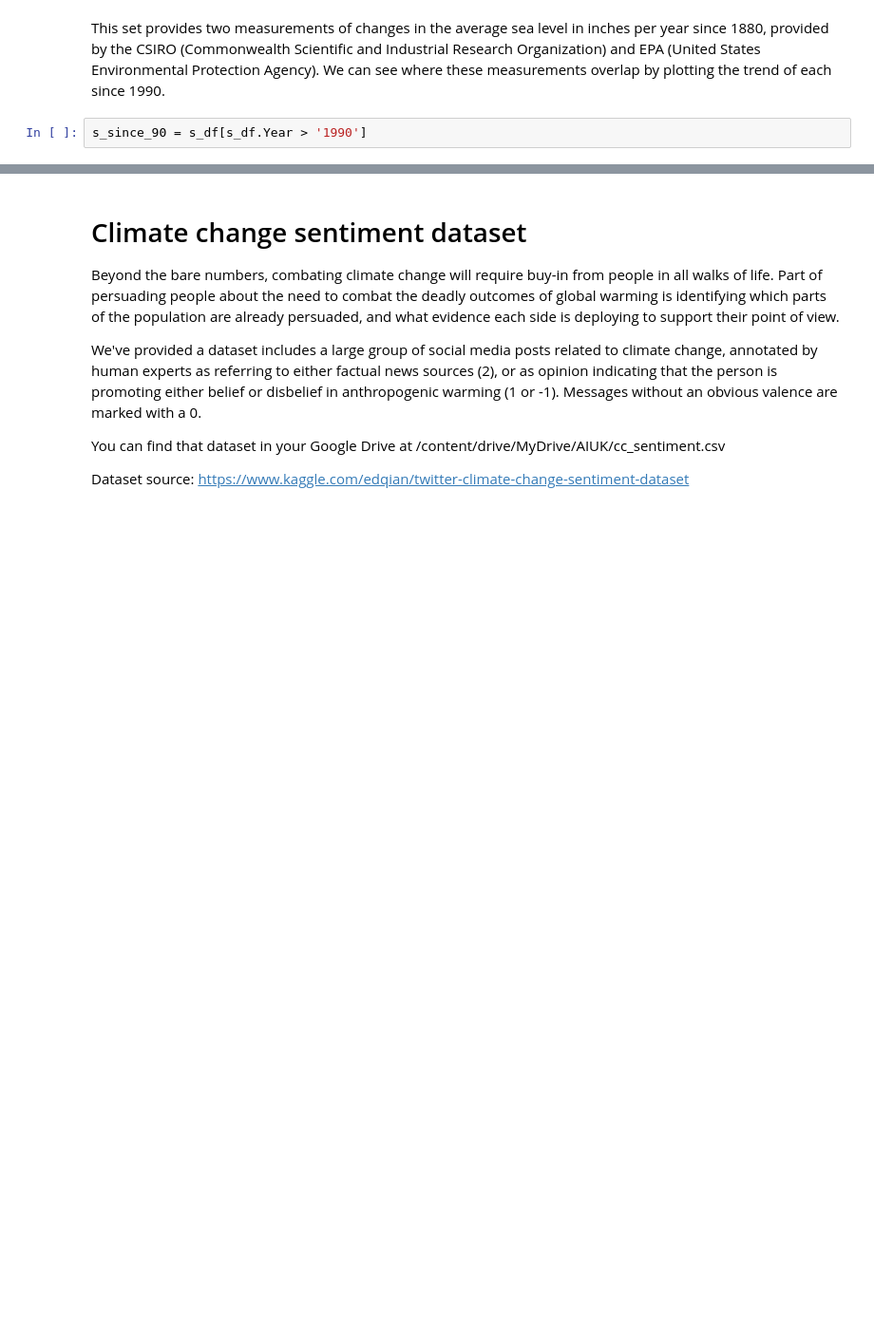
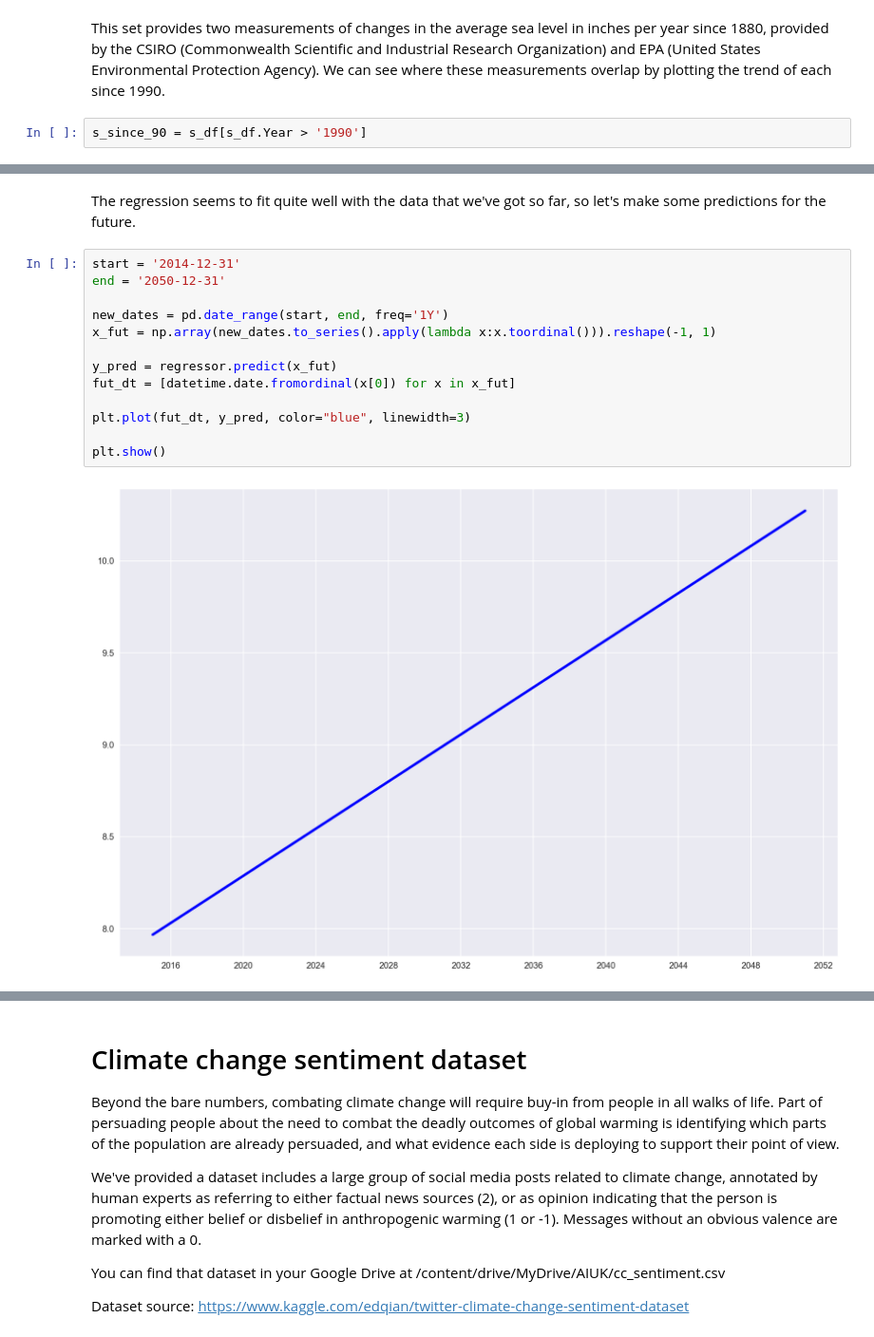
Before and after one commit to edwardchalstrey1/DSGaiuk2022, a Jupyter notebook: aiuk.ipynb, the cells around one changed output, grey strips where cells are left out. Shown at 95% size. Cells and saved outputs as stored; diff of their text form; blank space fills up the shorter version.

```diff
--- a/aiuk.ipynb
+++ b/aiuk.ipynb
@@ -157,0 +196,17 @@ TODO: predict sea level rise to 2050
+# %% [markdown]
+The regression seems to fit quite well with the data that we've got so far, so let's make some predictions for the future.
+# %%
+start = '2014-12-31'
+end = '2050-12-31'
+
+new_dates = pd.date_range(start, end, freq='1Y')
+x_fut = np.array(new_dates.to_series().apply(lambda x:x.toordinal())).reshape(-1, 1)
+
+y_pred = regressor.predict(x_fut)
+fut_dt = [datetime.date.fromordinal(x[0]) for x in x_fut]
+
+plt.plot(fut_dt, y_pred, color="blue", linewidth=3)
+
+plt.show()
+# %% [output]
+[figure, added]
```
Also changed, not shown: parts of 15 cells of this notebook, 2 other files.
